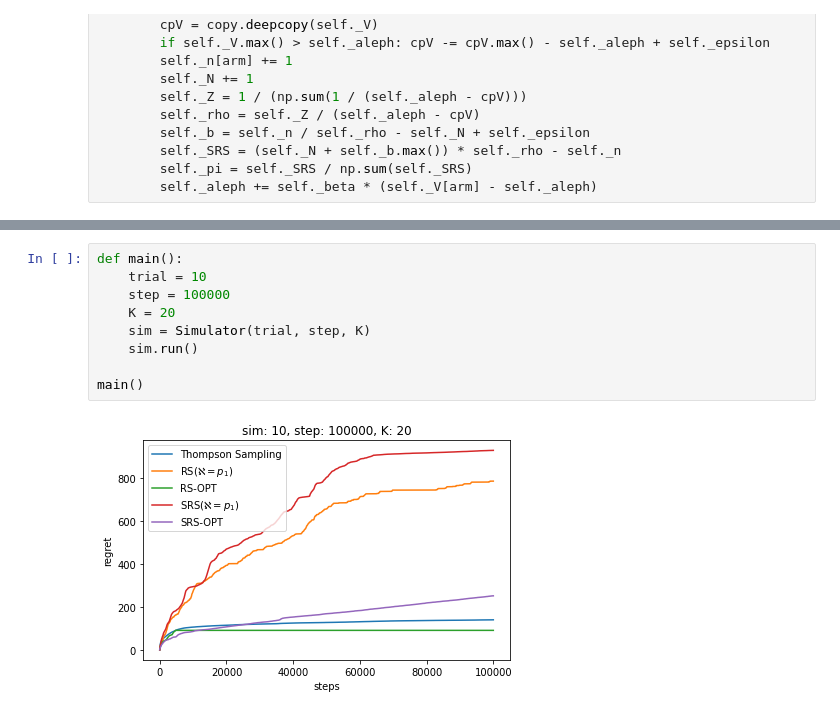
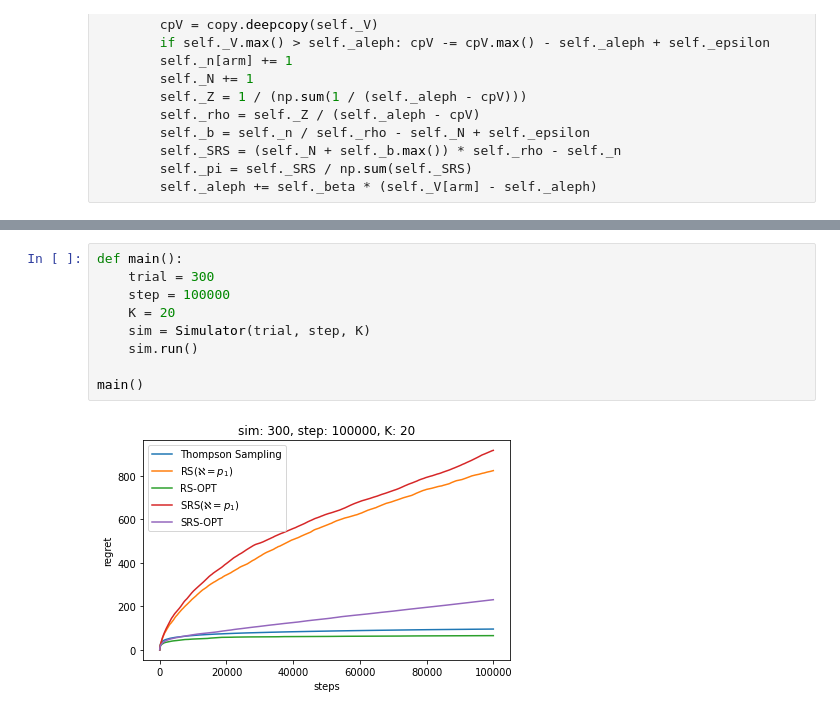
Before and after one commit to astrfo/SRS-CH, a Jupyter notebook: SRS.ipynb, the cells around one changed output, grey strips where cells are left out. Saved outputs shown, nothing was run; the diff lists cells and outputs as text.

Commit message:
plot 300, 100,000

```diff
--- a/SRS.ipynb
+++ b/SRS.ipynb
@@ -418,12 +416,12 @@ class Simulator(object):
         self.ax.legend(labels=self._policy_plot_name, loc="upper left")
 # %%
 def main():
-    trial = 10
+    trial = 300
     step = 100000
     K = 20
     sim = Simulator(trial, step, K)
     sim.run()
 
 main()
 # %% [output]
-[figure, old version]
+[figure, new version]
```
Also changed, not shown: parts of 1 cell of this notebook.
